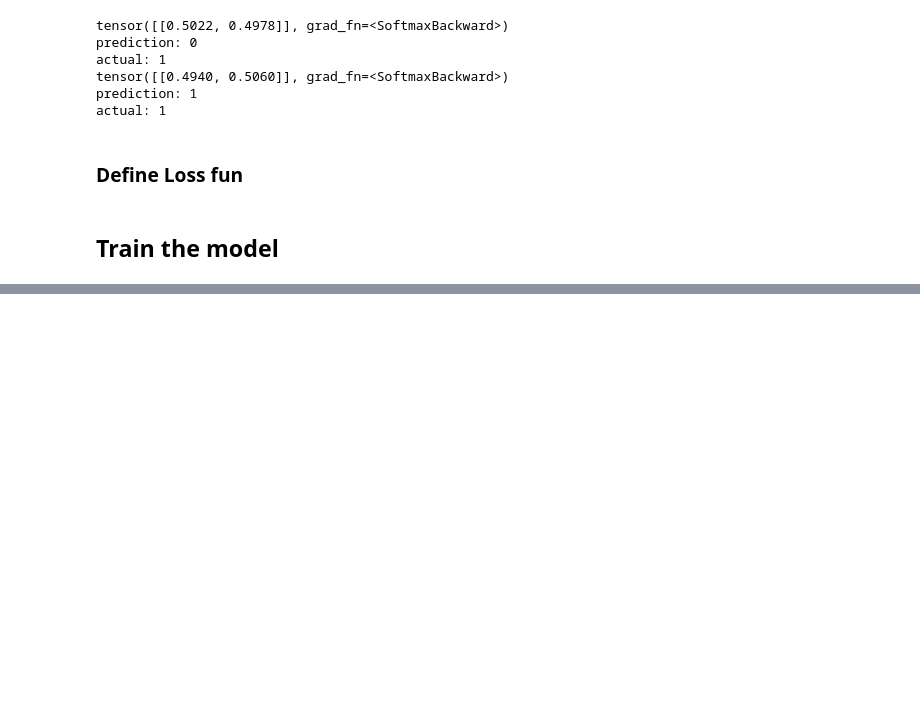
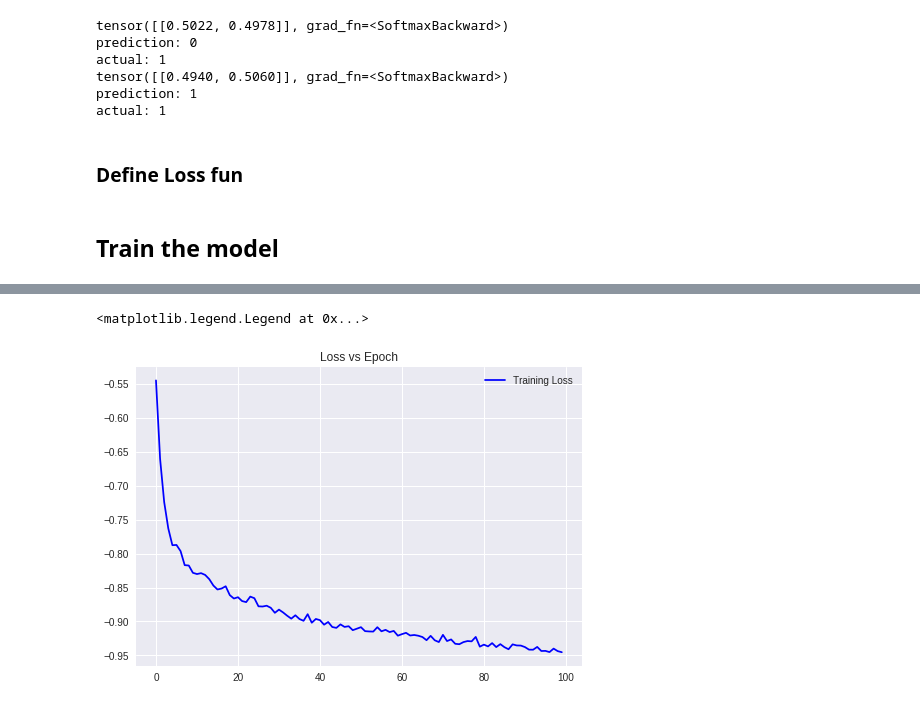
Before and after one commit to rajeshsahu09/IMDB_Sentiment_Analysis, a Jupyter notebook: DL_Assign.ipynb, the cells around one changed output, grey strips where cells are left out. Drawn from its saved outputs; the diff is of its cells as text; code cells hidden in the pictures; blank space fills up the shorter version.

```diff
--- a/DL_Assign.ipynb
+++ b/DL_Assign.ipynb
@@ -88,9 +117,9 @@ def preprocess_document(doc):
 
     return doc_clean;
 # %%
-train_text_reviews = [preprocess_document(review.lower()) for review in raw_text_reviews]
+train_text_reviews = [preprocess_document(review.lower()) for review in train_raw_text_reviews]
 print (train_text_reviews[len(train_text_reviews)-2])
-print (text_labels[len(text_labels)-2])
+print (train_text_labels[len(train_text_labels)-2])
 # %% [output]
 ['anyone', 'notice', 'that', 'tommy', 'only', 'has', 'facial', 'expressions', 'the', 'angry', 'eyes', 'look', 'he', 'gives', 'every', 'enemy', 'the', 'holding', 'of', 'the', 'hands', 'to', 'face', 'mo ...
 0
@@ -164,7 +207,8 @@ def make_bow_vector(sentence, word_to_ix):
     vec = torch.zeros(len(word_to_ix))#, device=device) # make 1D vector of len = vocab size
     for word in sentence:
         if word not in word_to_ix:
-            raise ValueError('Word',word,' not present in the dictionary. Sorry!')
+#             raise ValueError('Word',word,' not present in the dictionary. Sorry!')
+            pass
         else:
             vec[word_to_ix[word]]+=1 # count the number of occurance of same word in a sentences
 
@@ -234,3 +278,5 @@ opt = torch.optim.SGD(bow.parameters(), lr = 0.1)
 # %%
 # store the bag of word vectors for each sentences
 data = [make_bow_vector(instance, word_to_ix) for instance in train_text_reviews]
+num_train_data = len(data)
+num_train_data
@@ -237,8 +285,15 @@ data = [make_bow_vector(instance, word_to_ix) for instance in train_text_reviews
 # %%
 import time
 # the training loop
-for epoch in range(10):
+epochs = 100
+total_time = 0.0
+train_epoch_history = []
+train_loss_history = []
+for e in range(epochs):
     tic = time.time()
+    correct = 0
+    cumulative_loss = 0
+
     for i, instance in enumerate(data):
         # get the training data
         label = train_text_labels[i] # training label
@@ -250,12 +305,18 @@ for epoch in range(10):
 
         pred = bow.forward(bow_vec) # forward pass
 
+        pred_class = int(np.argmax(pred.data.numpy()))
+        if(int(label) == pred_class):
+            correct += 1
+
         loss = loss_function(pred, label)
         loss.backward() # backprop the loss
-
+        cumulative_loss += float(loss.data)
         opt.step() # performs a parameter update based on the current gradient
 
         toc = time.time()
-
-    print("Epoch-"+str(epoch)+" takes %.2s"%(toc-tic)+"sec with loss %s"%(loss.data))
+    total_time += (toc-tic)
+    train_epoch_history.append(e+1)
+    train_loss_history.append(cumulative_loss/num_train_data)
+    print("Epoch {}/{},\tLoss: {:.9f},\tTime: {:.2f},\tAccuracy: {:.3f}%,\tTotal Time: {:.2f}".format(e+1, epochs, float(loss.data), (toc-tic), correct*100/num_train_data, total_time))
 # %% [output]
@@ -280,0 +340,12 @@ for instance, label in test_data:
+# %%
+import matplotlib.pyplot as plt
+plt.figure("Image")
+plt.title("Loss vs Epoch")
+# val_loss_history_1 =  [float(i)/sum(val_loss_history_1) for i in val_loss_history_1] # normalised between 0-1
+train_loss_history_1 =  [float(i)/sum(train_loss_history) for i in train_loss_history] # normalised between 0-1
+# plt.plot(val_loss_history_1, c="red", label="Validation Loss")
+plt.plot(train_loss_history, c="blue", label = "Training Loss")
+plt.legend()
+# %% [output]
+<matplotlib.legend.Legend at 0x...>
+[figure, added]
```
Also changed, not shown: parts of 18 cells of this notebook.
